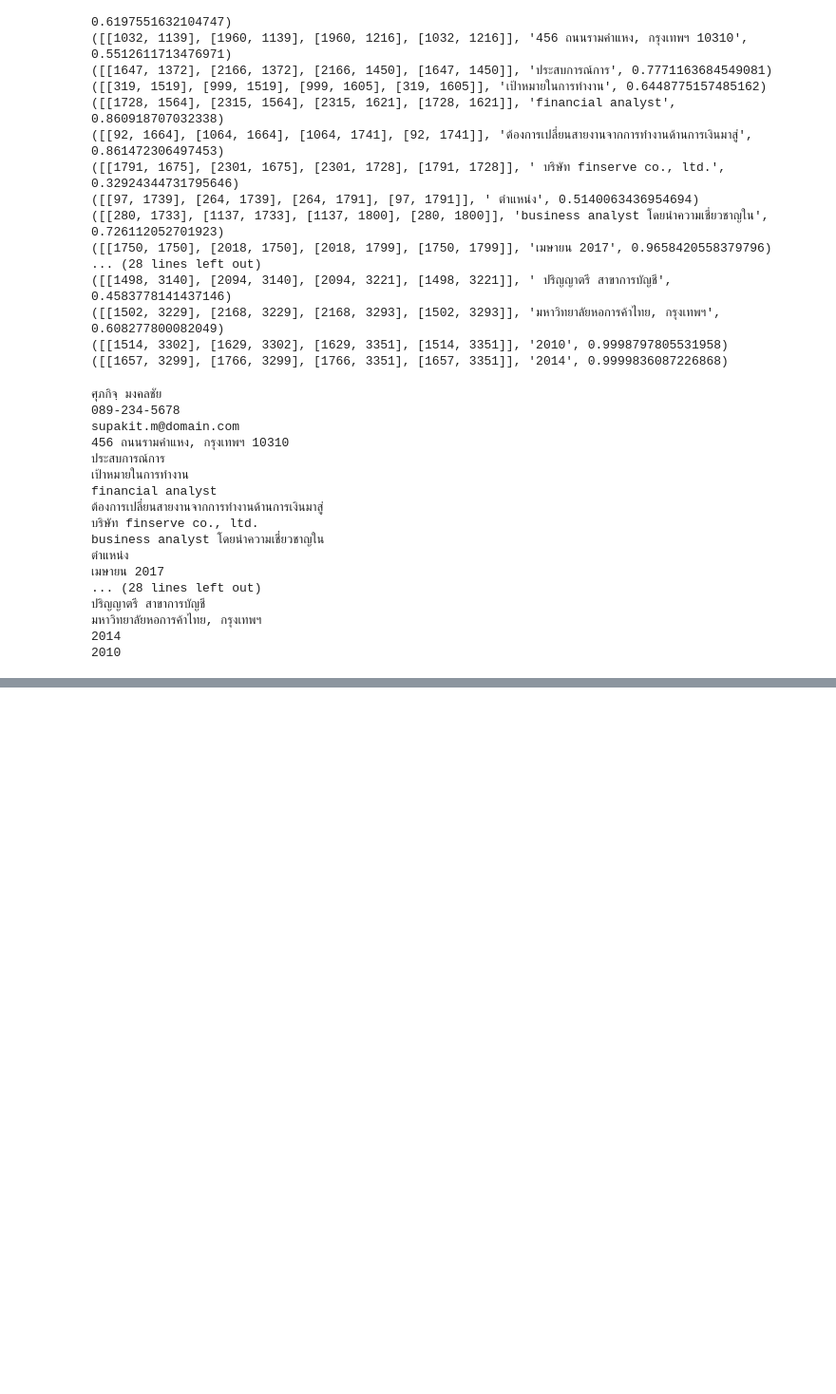
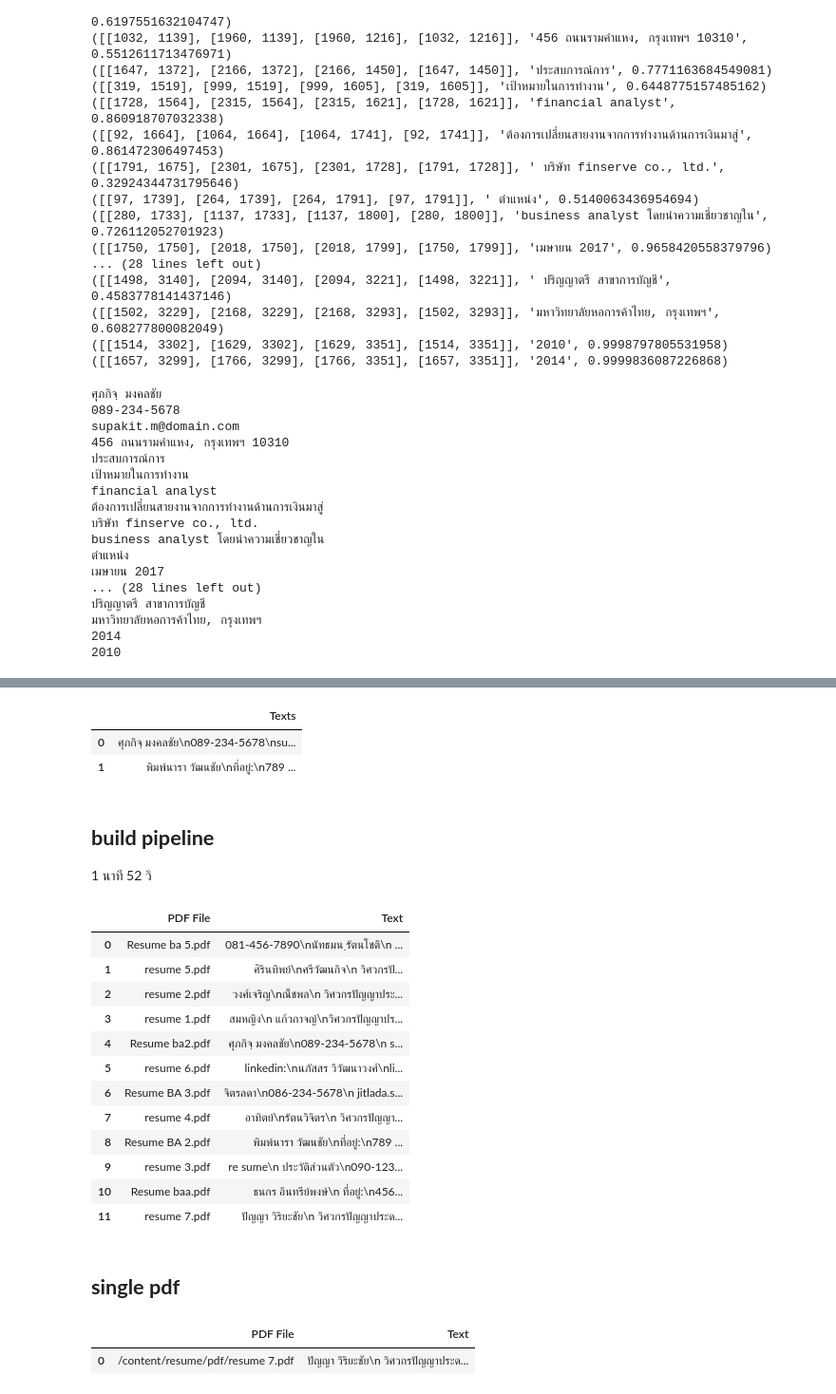
Before and after one commit to nxxk23/AI-Engineer, a Jupyter notebook: extract/EasyOCR.ipynb, the cells around one changed output, grey strips where cells are left out. Shown: that part at 95% size. Cells and saved outputs as stored; diff of their text form; code cells hidden in the pictures; blank space fills up the shorter version.

```diff
--- a/extract/EasyOCR.ipynb
+++ b/extract/EasyOCR.ipynb
@@ -148,0 +178,12 @@ business analyst โดยนำความเชี่ยวชาญใน
+# %%
+import easyocr
+
+# Create an EasyOCR Reader
+reader = easyocr.Reader(['th', 'en'])
+
+# Perform OCR on an image
+result = reader.readtext('/content/resume/images/page_2.png')
+
+# Print the results
+for detection in result:
+    print(detection)
@@ -148,0 +208,14 @@ business analyst โดยนำความเชี่ยวชาญใน
+# %%
+def extract_text_from_ocr(ocr_data):
+    sorted_data = sorted(ocr_data, key=lambda x: x[0][0][1])
+    plain_text = ""
+    for _, text, _ in sorted_data:
+        plain_text += text.strip() + "\n"  # Add newline to separate lines of text
+
+    return plain_text.strip()
+
+# Extract plain text
+text2 = extract_text_from_ocr(result)
+
+# Print the extracted text
+print(text2)
@@ -148,0 +240,15 @@ business analyst โดยนำความเชี่ยวชาญใน
+# %%
+import pandas as pd
+# Create DataFrame with 1 column and 2 rows
+df = pd.DataFrame({
+    'Texts': [text1, text2]
+})
+
+df
+# %% [output]
+|  | Texts |
+| 0 | ศุภกิจฺ มงคลชัย\n089-234-5678\nsu... |
+| 1 | พิมพ์นารา วัฒนชัย\nที่อยู่:\n789 ... |
+# %% [markdown]
+## **build pipeline**
+1 นาที 52 วิ
@@ -148,0 +309,18 @@ business analyst โดยนำความเชี่ยวชาญใน
+# %%
+df
+# %% [output]
+|  | PDF File | Text |
+| 0 | Resume ba 5.pdf | 081-456-7890\nนัทธมน ฺรัตนโชติ\n ... |
+| 1 | resume 5.pdf | ศิรินทิพย์\nศรีวัฒนกิจ\n วิศวกรปั... |
+| 2 | resume 2.pdf | วงศ์เจริญ\nณ็ชพล\n วิศวกรปัญญาประ... |
+| 3 | resume 1.pdf | สมหญิง\n แก้วกาจญ์\nวิศวกรปัญญาปร... |
+| 4 | Resume ba2.pdf | ศุภกิจฺ มงคลชัย\n089-234-5678\n s... |
+| 5 | resume 6.pdf | linkedin:\nนภัสสร วิวัฒนาวงศ์\nli... |
+| 6 | Resume BA 3.pdf | จิตรลดา\n086-234-5678\n jitlada.s... |
+| 7 | resume 4.pdf | อาทิตย์\nรัตนวิจิตร\n วิศวกรปัญญา... |
+| 8 | Resume BA 2.pdf | พิมพ์นารา วัฒนชัย\nที่อยู่:\n789 ... |
+| 9 | resume 3.pdf | re sume\n ประวัติส่วนตัว\n090-123... |
+| 10 | Resume baa.pdf | ธนกร อินทรีย์พงษ์\n ที่อยู่:\n456... |
+| 11 | resume 7.pdf | ปัญญา วิริยะชัย\n วิศวกรปัญญาประด... |
+# %% [markdown]
+## **single pdf**
@@ -148,0 +364,10 @@ business analyst โดยนำความเชี่ยวชาญใน
+# %%
+# Example usage
+pdf_path = '/content/resume/pdf/resume 7.pdf'  # Specify the path to the PDF file
+images_dir = '/content/resume/images'
+
+resume_7 = process_single_pdf(pdf_path, images_dir)
+resume_7
+# %% [output]
+|  | PDF File | Text |
+| 0 | /content/resume/pdf/resume 7.pdf | ปัญญา วิริยะชัย\n วิศวกรปัญญาประด... |
```
Also changed, not shown: parts of 10 cells of this notebook.
